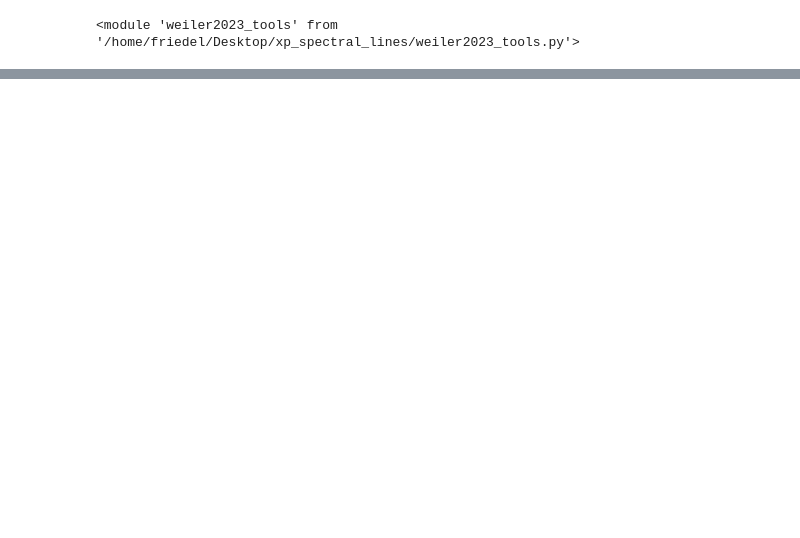
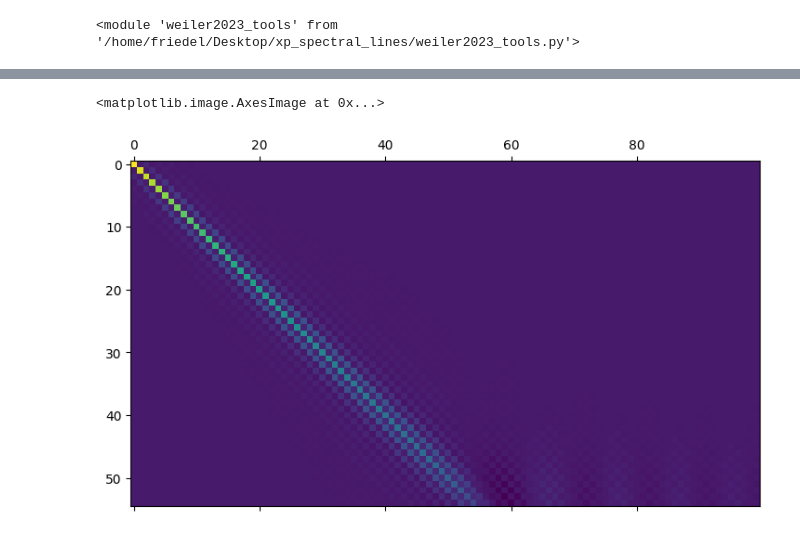
Before and after one commit to fjaellet/xp_spectral_lines, a Jupyter notebook: test_weiler_tools.ipynb, the cells around one changed output, grey strips where cells are left out. Drawn from its saved outputs; the diff is of its cells as text; code cells hidden in the pictures; blank space fills up the shorter version.

```diff
--- a/test_weiler_tools.ipynb
+++ b/test_weiler_tools.ipynb
@@ -208,0 +239,5 @@ importlib.reload(weiler2023_tools)
+# %%
+plt.matshow(XPConstants.LSFBP)
+# %% [output]
+<matplotlib.image.AxesImage at 0x...>
+[figure, added]
```
Also changed, not shown: parts of 11 cells of this notebook, 2 other files.
